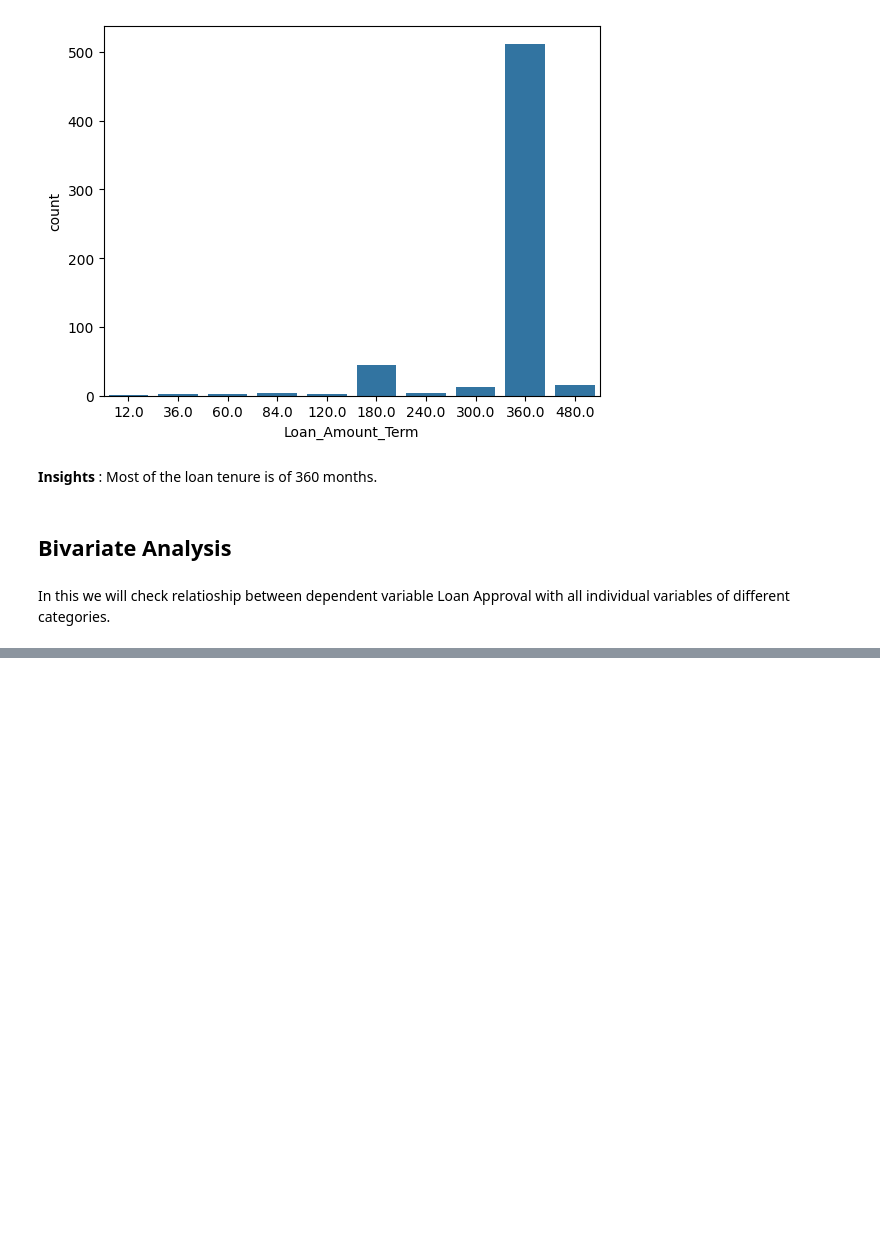
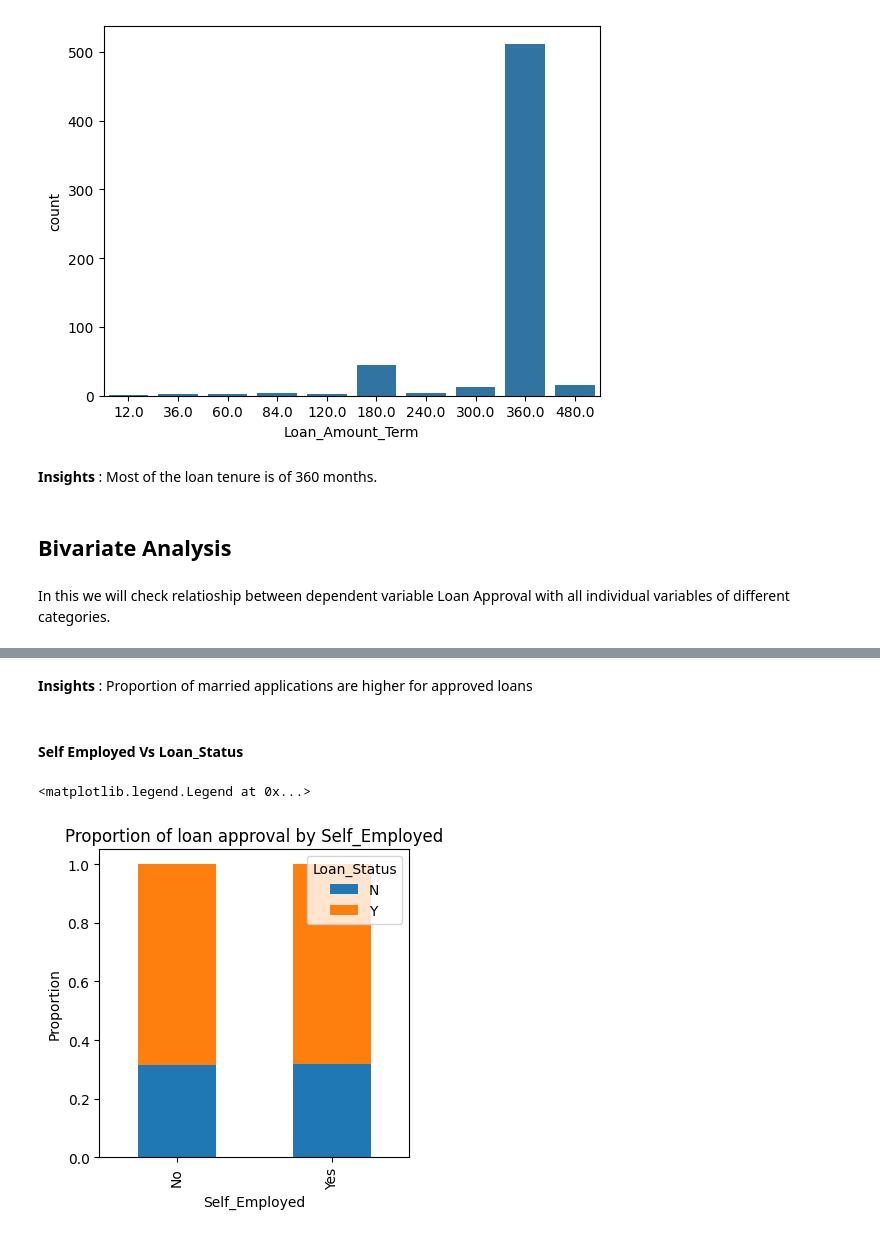
Before and after one commit to aniket15031998/Loan-Prediction-Practice-Problem-Using-Python-, a Jupyter notebook: Loan_Prediction_Problemipynb.ipynb, the cells around one changed output, grey strips where cells are left out. Cells and saved outputs as stored; diff of their text form; code cells hidden in the pictures; blank space fills up the shorter version.

```diff
--- a/Loan_Prediction_Problemipynb.ipynb
+++ b/Loan_Prediction_Problemipynb.ipynb
@@ -408,0 +425,14 @@ for i in ordinal_var:
+# %% [markdown]
+**Insights** : Proportion of married applications are higher for approved loans
+# %% [markdown]
+#### Self Employed Vs Loan_Status
+# %%
+Self_Employed=pd.crosstab(train_copy['Self_Employed'],train_copy['Loan_Status'])
+Self_Employed.div(Self_Employed.sum(1).astype(float),axis=0).plot(kind='bar',stacked=True,figsize=(4,4))
+plt.xlabel('Self_Employed')
+plt.ylabel('Proportion')
+plt.title('Proportion of loan approval by Self_Employed')
+plt.legend(title='Loan_Status',loc='upper right')
+# %% [output]
+<matplotlib.legend.Legend at 0x...>
+[figure, added]
```
Also changed, not shown: parts of 95 cells of this notebook.
